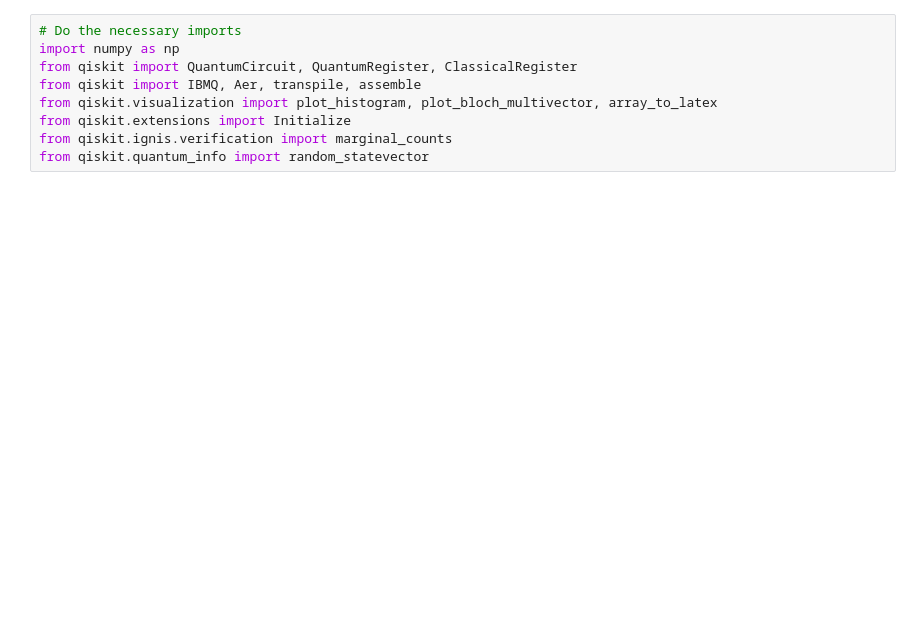
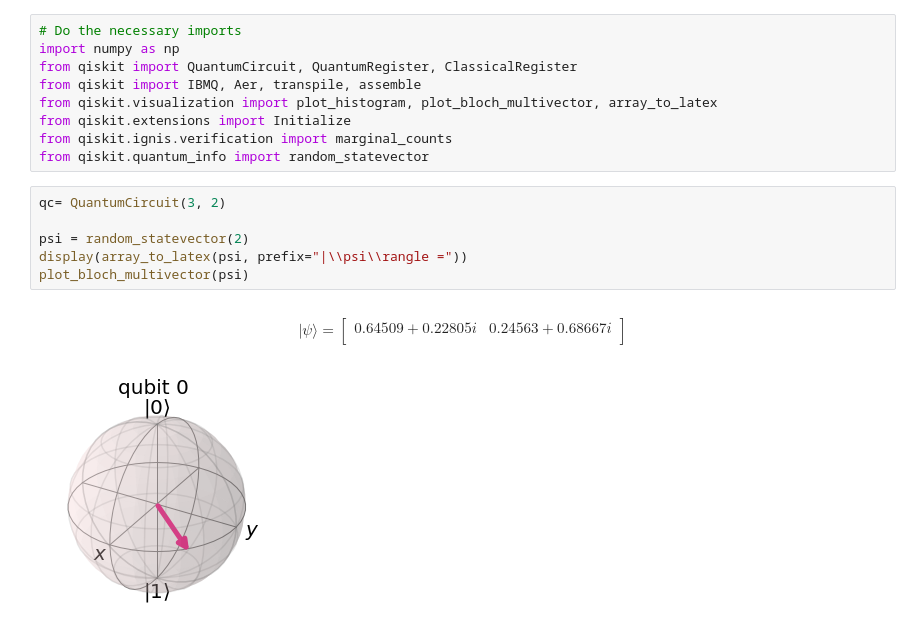
Before and after one commit to SedimentaryRockStar/QAlgoImplementation, a Jupyter notebook: Quantum Teleportation.ipynb, the cells around one changed output. Drawn from its saved outputs; the diff is of its cells as text; blank space fills up the shorter version.

```diff
--- a/Quantum Teleportation.ipynb
+++ b/Quantum Teleportation.ipynb
@@ -21,3 +7,17 @@ from qiskit.visualization import plot_histogram, plot_bloch_multivector, array_t
 from qiskit.extensions import Initialize
 from qiskit.ignis.verification import marginal_counts
 from qiskit.quantum_info import random_statevector
+# %%
+qc= QuantumCircuit(3, 2)
+
+psi = random_statevector(2)
+display(array_to_latex(psi, prefix="|\\psi\\rangle ="))
+plot_bloch_multivector(psi)
+# %% [output]
+$$
+|\psi\rangle =
+\begin{bmatrix}
+0.64509 + 0.22805i & 0.24563 + 0.68667i  \\
+ \end{bmatrix}
+$$
+[figure, added]
```
Also changed, not shown: parts of 5 cells of this notebook.
